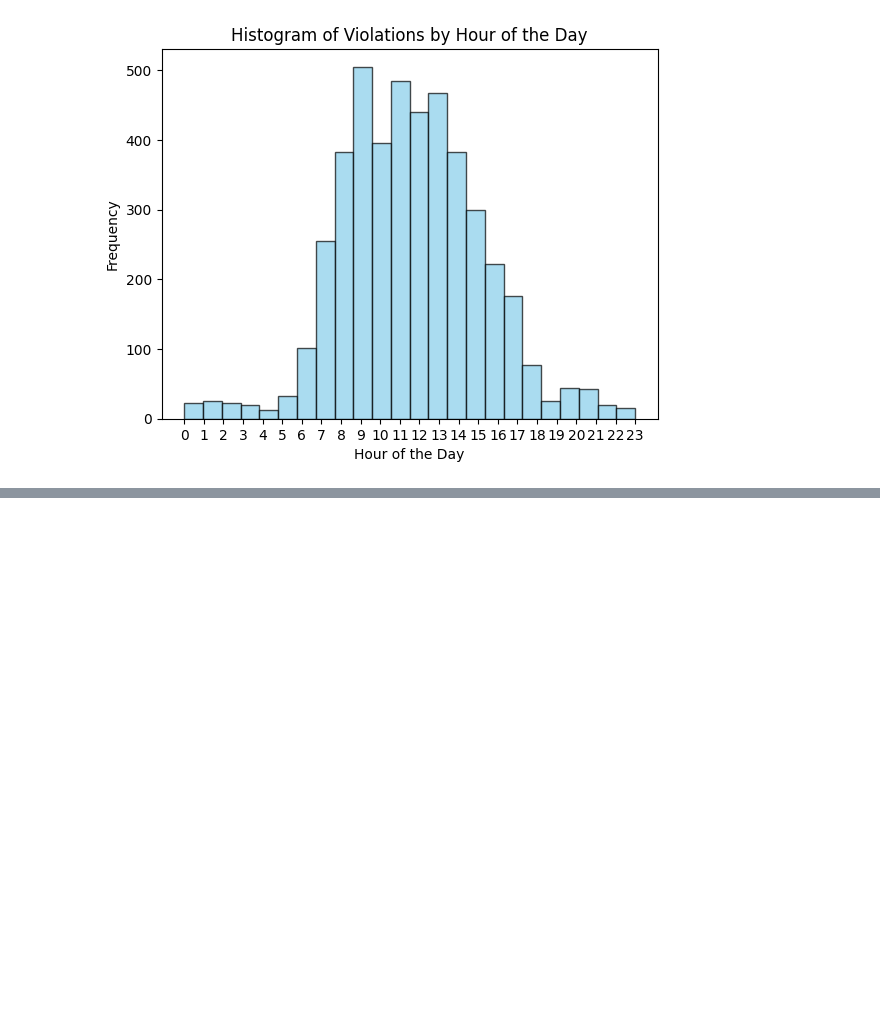
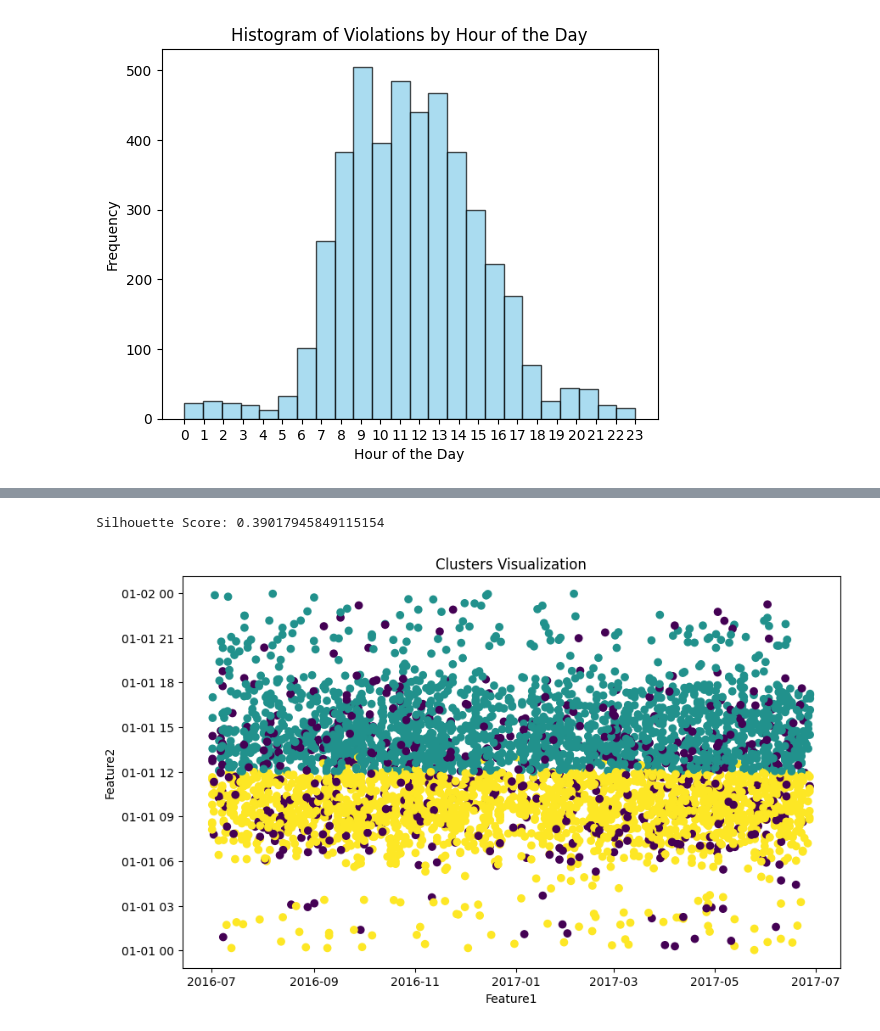
Before and after one commit to CreativePenguin/cse487, a Jupyter notebook: src/Assignment1.ipynb, the cells around one changed output, grey strips where cells are left out. Saved outputs shown, nothing was run; the diff lists cells and outputs as text; code cells hidden in the pictures; blank space fills up the shorter version.

```diff
--- a/Assignment1.ipynb
+++ b/src/Assignment1.ipynb
@@ -258,0 +296,18 @@ plt.show()
+# %%
+k = 3
+kmeans = KMeans(n_clusters=k, random_state=42)
+#adding for cluster column
+df_encoded['Cluster'] = kmeans.fit_predict(df_encoded[numeric_features])
+
+silouette_avg = silhouette_score(df_encoded[numeric_features], df_encoded['Cluster'])
+print(f'Silhouette Score: {silhouette_avg}')
+
+plt.figure(figsize=(10, 6))
+plt.scatter(df_encoded['Issue Datetime'], df_encoded['Violation Time'], c=df_encoded['Cluster'])
+plt.title('Clusters Visualization')
+plt.xlabel('Feature1')
+plt.ylabel('Feature2')
+plt.show()
+# %% [output]
+Silhouette Score: 0.39017945849115154
+[figure, added]
```
Also changed, not shown: parts of 7 cells of this notebook, 3 other files.
